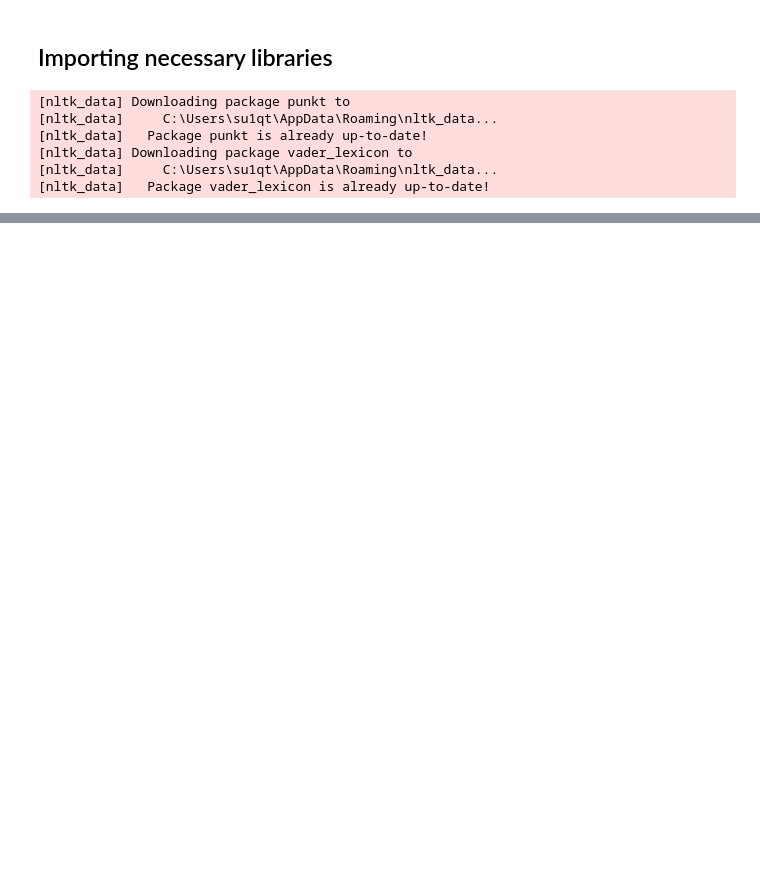
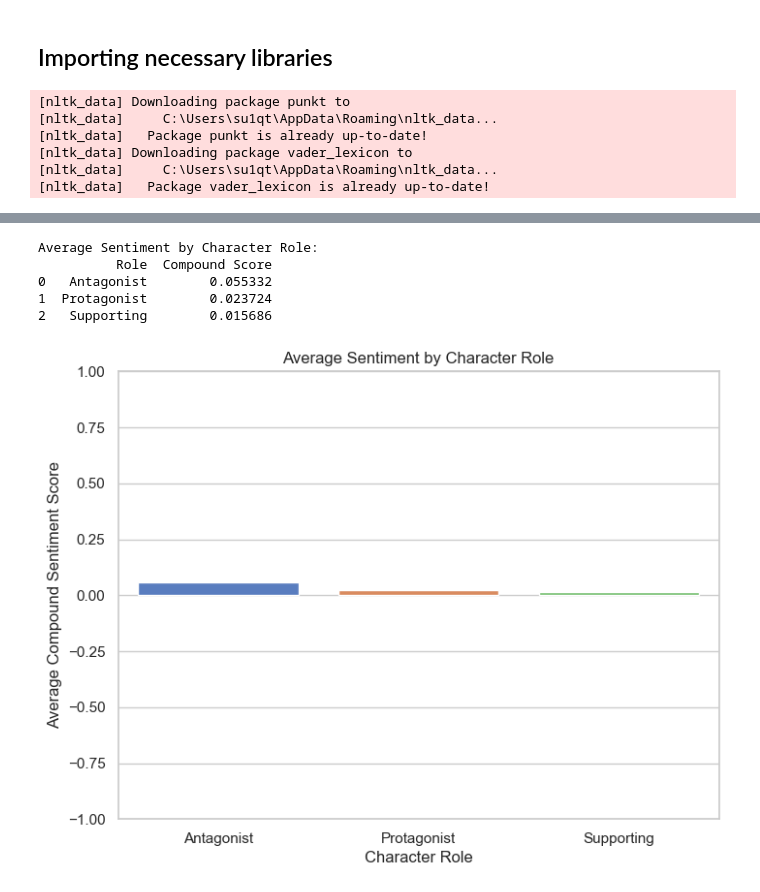
Before and after one commit to VelvetDragon/disney-films-emotion-NLP, a Jupyter notebook: notebook/Coco_Dialogue_EDA.ipynb, the cells around one changed output, grey strips where cells are left out. Drawn from its saved outputs; the diff is of its cells as text; code cells hidden in the pictures; blank space fills up the shorter version.

```diff
--- a/notebook/Coco_Dialogue_EDA.ipynb
+++ b/notebook/Coco_Dialogue_EDA.ipynb
@@ -40,0 +621,29 @@ else:
+# %%
+# Calculate average sentiment for each role
+role_sentiment = sentiment_dialogues_df.groupby('Role')['Compound Score'].mean().reset_index()
+
+# Display the average sentiment by role
+print("\nAverage Sentiment by Character Role:")
+print(role_sentiment)
+
+# Bar chart to compare average sentiment across roles
+plt.figure(figsize=(8,6))
+sns.barplot(x='Role', y='Compound Score', data=role_sentiment, palette='muted')
+plt.title('Average Sentiment by Character Role')
+plt.xlabel('Character Role')
+plt.ylabel('Average Compound Sentiment Score')
+plt.ylim(-1, 1)  # VADER scores range from -1 to 1
+
+filename = 'average_sentiment_by_char_role.png'
+filepath = os.path.join(output_viz_path,filename)
+plt.savefig(filepath,dpi=300,bbox_inches='tight')
+
+plt.show()
+plt.close()
+# %% [output]
+Average Sentiment by Character Role:
+          Role  Compound Score
+0   Antagonist        0.055332
+1  Protagonist        0.023724
+2   Supporting        0.015686
+[figure, added]
```
Also changed, not shown: parts of 52 cells of this notebook, 20 other files.
